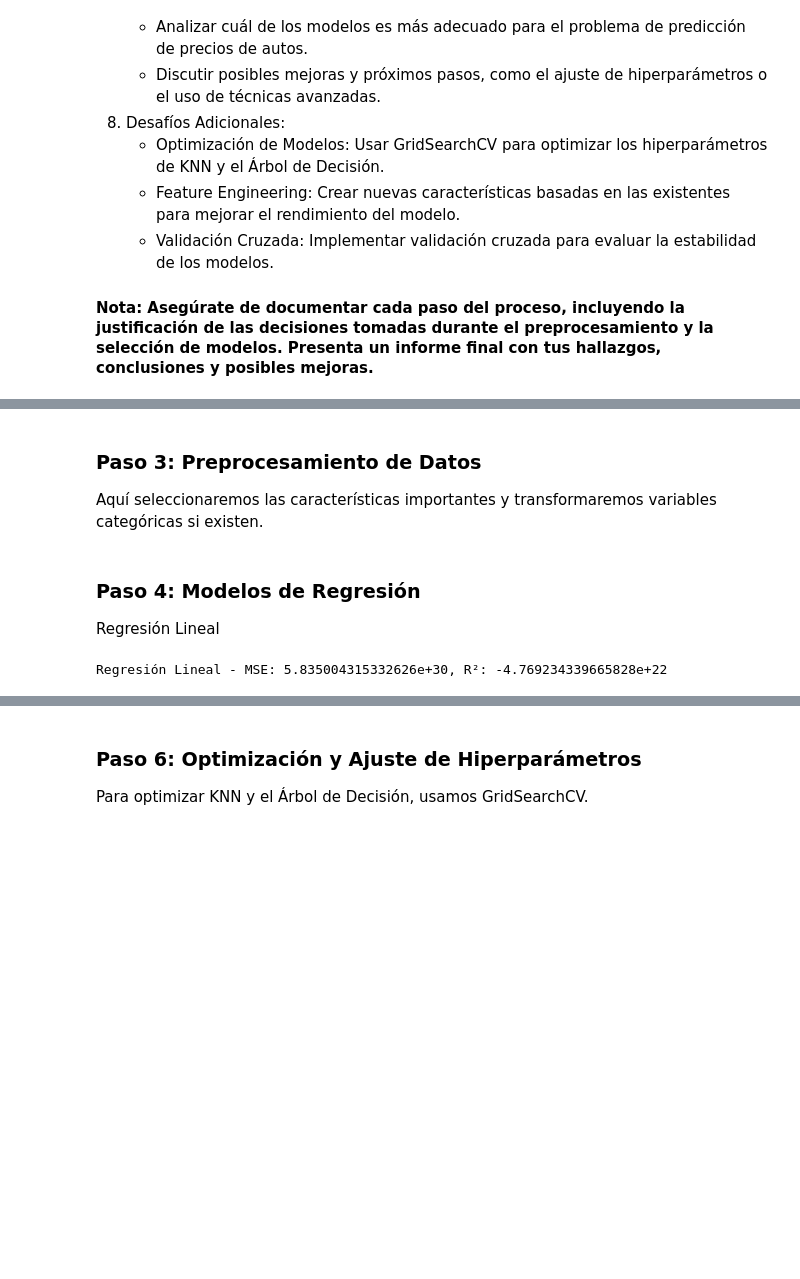
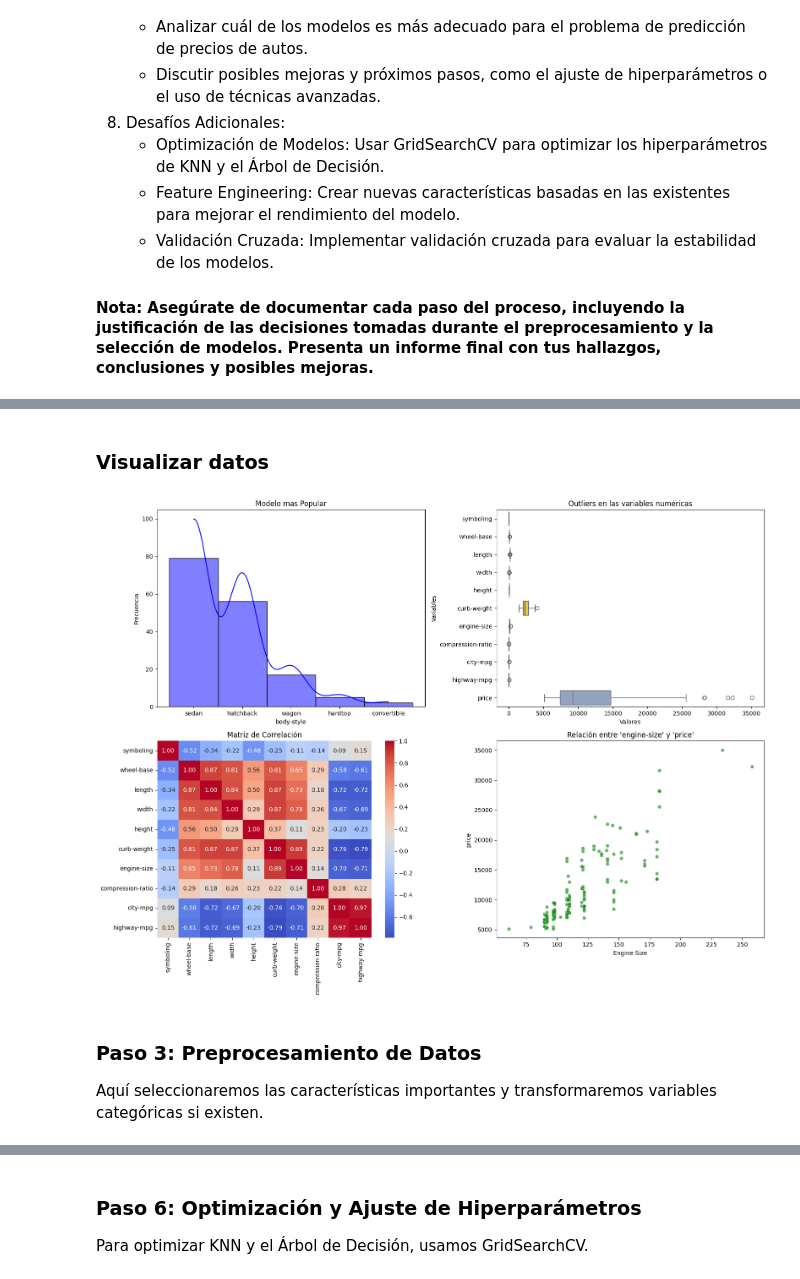
Before and after one commit to Bagnoli95/MachineLearning, a Jupyter notebook: machine-learning/notebook/Arbol_Core_2_automobile-dataset.ipynb, the cells around one changed output, grey strips where cells are left out. Drawn from its saved outputs; the diff is of its cells as text; code cells hidden in the pictures; blank space fills up the shorter version.

```diff
--- a/machine-learning/notebook/Arbol_Core_2_automobile-dataset.ipynb
+++ b/machine-learning/notebook/Arbol_Core_2_automobile-dataset.ipynb
@@ -55,3 +55,23 @@ print("\nDescripción de las columnas:")
 print(df.info())
 print("\nDescripción estadística:")
 print(df.describe())
+
+# Verifica las columnas que no son numéricas
+non_numeric_cols = df.select_dtypes(exclude=[np.number]).columns
+print(f"Columnas no numéricas: {non_numeric_cols}")
+
+# Paso 2: Detección y Tratamiento de Valores Nulos - Reemplazar valores problemáticos ('?') con NaN
+df.replace('?', np.nan, inplace=True)
+
+# Eliminar filas con valores faltantes o imputar (por ejemplo, con la media o mediana)
+df.dropna(inplace=True)  # Esto elimina todas las filas con NaN
+
+# Filtra solo columnas numéricas
+df_numeric = df.select_dtypes(include=[np.number])
+
+# Convertir a int la columna precio
+df['price'] = df['price'].replace('?', np.nan)  # Reemplaza '?' por NaN
+df = df.dropna(subset=['price'])
+df['price'] = df['price'].astype(int)
+print(df['price'].dtype)  # Debe mostrar 'int64'
+print(df['price'].head())
@@ -115,3 +96,42 @@ None
+# %% [markdown]
+### Visualizar datos
+# %%
+
+# Análisis Exploratorio del Dataset: 4 gráficos clave
+plt.figure(figsize=(16, 12))
+
+# Gráfico 1: Distribución de la variable objetivo 'price'
+plt.subplot(2, 2, 1)
+sns.histplot(df['body-style'], kde=True, color='blue', bins=30)
+plt.title("Modelo mas Popular")
+plt.xlabel("body-style")
+plt.ylabel("Frecuencia")
+
+# Gráfico 2: Boxplot para identificar outliers en las variables numéricas
+plt.subplot(2, 2, 2)
+sns.boxplot(data=df.select_dtypes(include=np.number), orient='h', palette='Set2')
+plt.title("Outliers en las variables numéricas")
+plt.xlabel("Valores")
+plt.ylabel("Variables")
+
+# Gráfico 3: Matriz de correlación
+plt.subplot(2, 2, 3)
+corr = df_numeric.corr()
+sns.heatmap(corr, annot=True, cmap='coolwarm', fmt=".2f", cbar=True)
+plt.title("Matriz de Correlación")
+
+# Gráfico 4: Relación entre 'price' y una variable numérica significativa (ejemplo: 'engine-size')
+if 'engine-size' in df.columns:  # Asegúrate de cambiarlo según las columnas de tu dataset
+    plt.subplot(2, 2, 4)
+    sns.scatterplot(x='engine-size', y='price', data=df, alpha=0.6, color='green')
+    plt.title("Relación entre 'engine-size' y 'price'")
+    plt.xlabel("Engine Size")
+    plt.ylabel("price")
+
+plt.tight_layout()
+plt.show()
+# %% [output]
+[figure, added]
 # %% [markdown]
 ### Paso 3: Preprocesamiento de Datos
 Aquí seleccionaremos las características importantes y transformaremos variables categóricas si existen.
@@ -133,16 +137,0 @@ X_test = scaler.transform(X_test)
-# %% [markdown]
-### Paso 4: Modelos de Regresión
-Regresión Lineal
-# %%
-# Modelo de regresión lineal
-lr_model = LinearRegression()
-lr_model.fit(X_train, y_train)
-
-# Predicciones y evaluación del modelo
-y_pred_lr = lr_model.predict(X_test)
-mse_lr = mean_squared_error(y_test, y_pred_lr)
-r2_lr = r2_score(y_test, y_pred_lr)
-
-print(f"\nRegresión Lineal - MSE: {mse_lr}, R²: {r2_lr}")
-# %% [output]
-Regresión Lineal - MSE: 5.835004315332626e+30, R²: -4.769234339665828e+22
```
Also changed, not shown: parts of 12 cells of this notebook.
